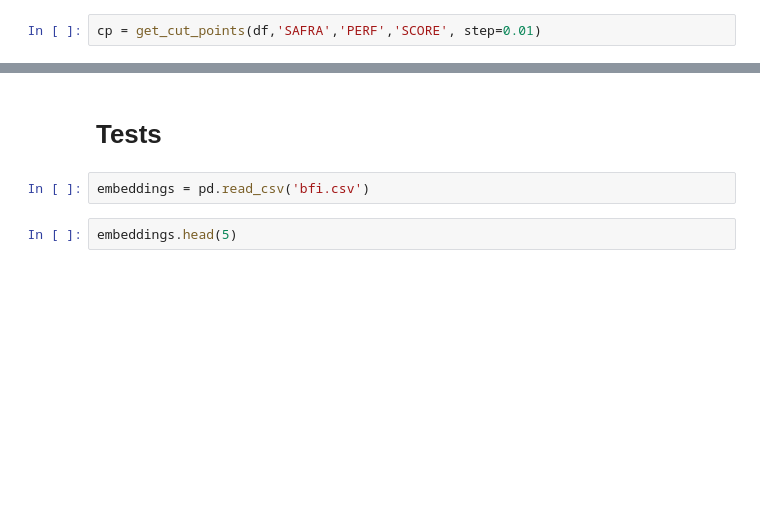
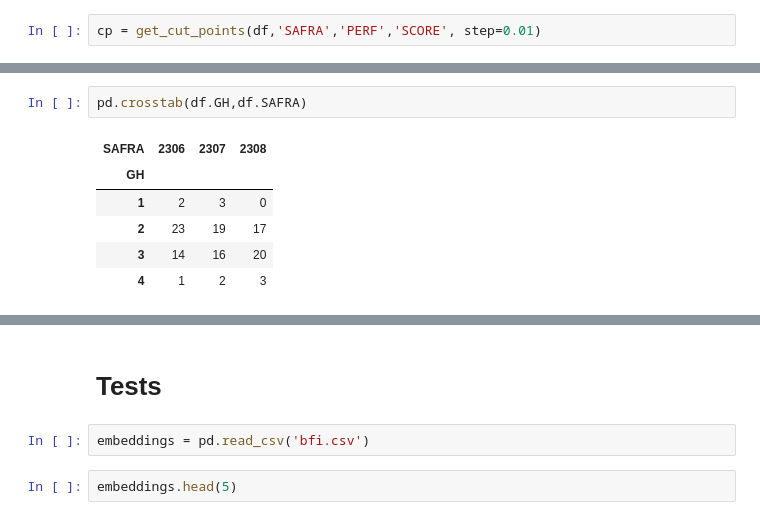
Before and after one commit to thommich/reject-inference-modelling, a Jupyter notebook: cluster_pj_embeddings.ipynb, the cells around one changed output, grey strips where cells are left out. Saved outputs shown, nothing was run; the diff lists cells and outputs as text; blank space fills up the shorter version.

```diff
--- a/cluster_pj_embeddings.ipynb
+++ b/cluster_pj_embeddings.ipynb
@@ -1818,0 +1848,9 @@ Name: count, dtype: int64
+# %%
+pd.crosstab(df.GH,df.SAFRA)
+# %% [output]
+| SAFRA | 2306 | 2307 | 2308 |
+| GH |  |  |  |
+| 1 | 2 | 3 | 0 |
+| 2 | 23 | 19 | 17 |
+| 3 | 14 | 16 | 20 |
+| 4 | 1 | 2 | 3 |
```
Also changed, not shown: parts of 52 cells of this notebook, 10 other files.
